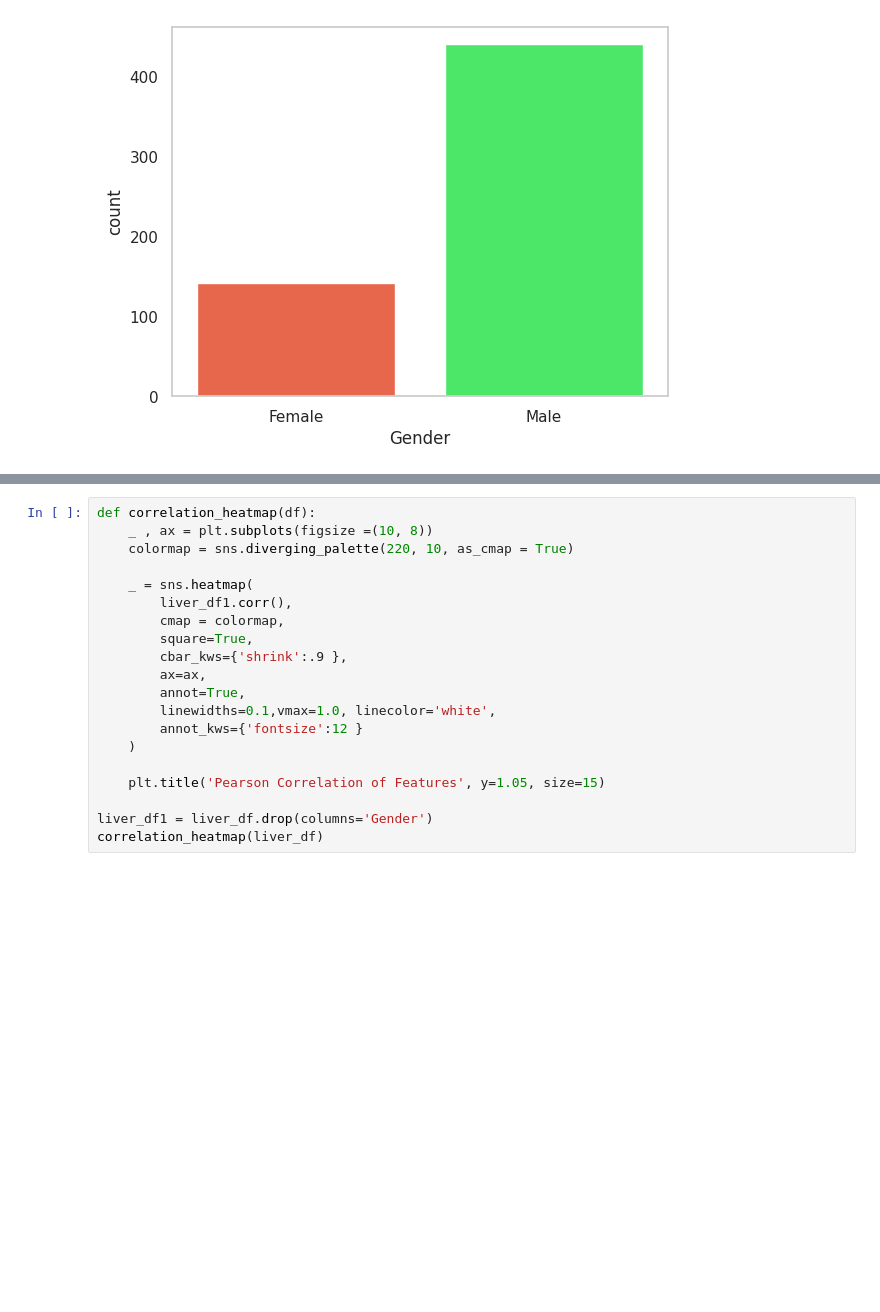
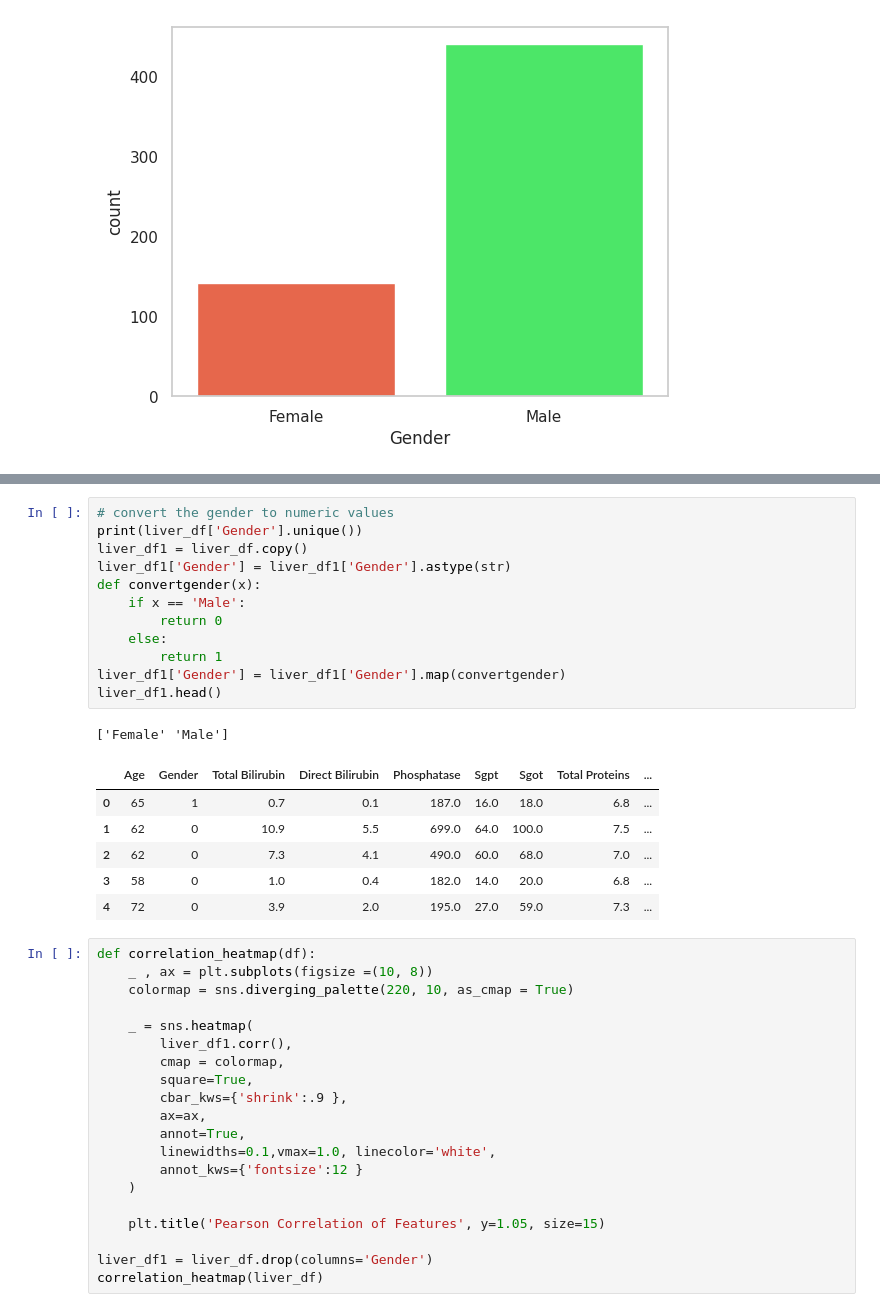
Before and after one commit to Evans2424/IACEC_Project_Model_Performance_Analysis, a Jupyter notebook: IACEC_MLProject.ipynb, the cells around one changed output, grey strips where cells are left out. Cells and saved outputs as stored; diff of their text form; blank space fills up the shorter version.

```diff
--- a/IACEC_MLProject.ipynb
+++ b/IACEC_MLProject.ipynb
@@ -221,3 +221,23 @@ sns.catplot(x="Age", y="Gender", hue="Class", data=liver_df, kind="point")
+# %%
+# convert the gender to numeric values
+print(liver_df['Gender'].unique())
+liver_df1 = liver_df.copy()
+liver_df1['Gender'] = liver_df1['Gender'].astype(str)
+def convertgender(x):
+    if x == 'Male':
+        return 0
+    else:
+        return 1
+liver_df1['Gender'] = liver_df1['Gender'].map(convertgender)
+liver_df1.head()
+# %% [output]
+['Female' 'Male']
+|  | Age | Gender | Total Bilirubin | Direct Bilirubin | Phosphatase | Sgpt | Sgot | Total Proteins | ... |
+| 0 | 65 | 1 | 0.7 | 0.1 | 187.0 | 16.0 | 18.0 | 6.8 | ... |
+| 1 | 62 | 0 | 10.9 | 5.5 | 699.0 | 64.0 | 100.0 | 7.5 | ... |
+| 2 | 62 | 0 | 7.3 | 4.1 | 490.0 | 60.0 | 68.0 | 7.0 | ... |
+| 3 | 58 | 0 | 1.0 | 0.4 | 182.0 | 14.0 | 20.0 | 6.8 | ... |
+| 4 | 72 | 0 | 3.9 | 2.0 | 195.0 | 27.0 | 59.0 | 7.3 | ... |
 # %%
 def correlation_heatmap(df):
     _ , ax = plt.subplots(figsize =(10, 8))
```
Also changed, not shown: parts of 3 cells of this notebook.
